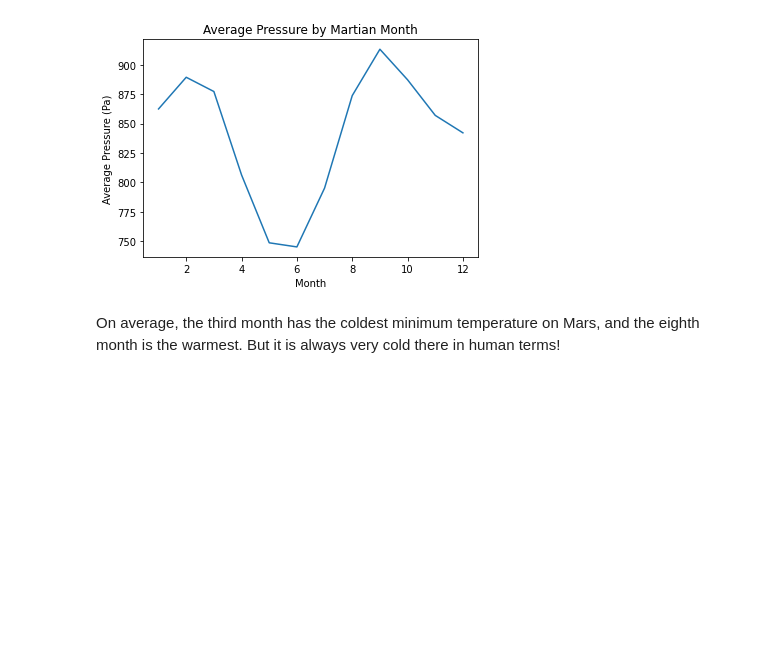
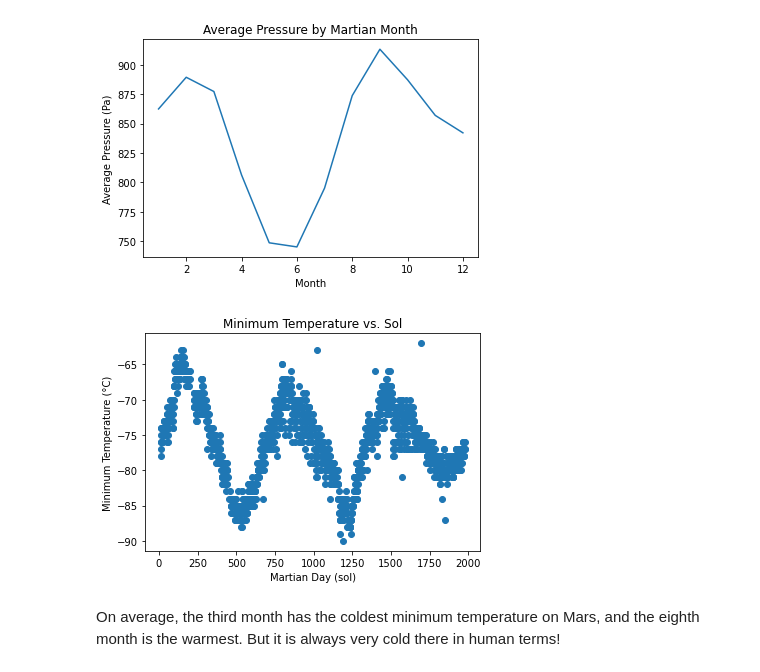
Before and after one commit to lynnh21/data_collection_challenge, a Jupyter notebook: part_2_mars_weather.ipynb, the cells around one changed output. Drawn from its saved outputs; the diff is of its cells as text; code cells hidden in the pictures; blank space fills up the shorter version.

```diff
--- a/part_2_mars_weather.ipynb
+++ b/part_2_mars_weather.ipynb
@@ -225,3 +223,16 @@ plt.show()
+# %%
+# 5. How many terrestrial (earth) days are there in a Martian year?
+earth_days_in_martian_year = round(687 * (360 / mars_df['ls']))
+earth_days_in_martian_year
+
+#plotting the daily minimum temperature
+plt.scatter(mars_df['sol'], mars_df['min_temp'])
+plt.xlabel('Martian Day (sol)')
+plt.ylabel('Minimum Temperature (°C)')
+plt.title('Minimum Temperature vs. Sol')
+plt.show()
+# %% [output]
+[figure, added]
 # %% [markdown]
 On average, the third month has the coldest minimum temperature on Mars, and the eighth month is the warmest. But it is always very cold there in human terms!
 # %% [markdown]
```
Also changed, not shown: parts of 1 cell of this notebook.
